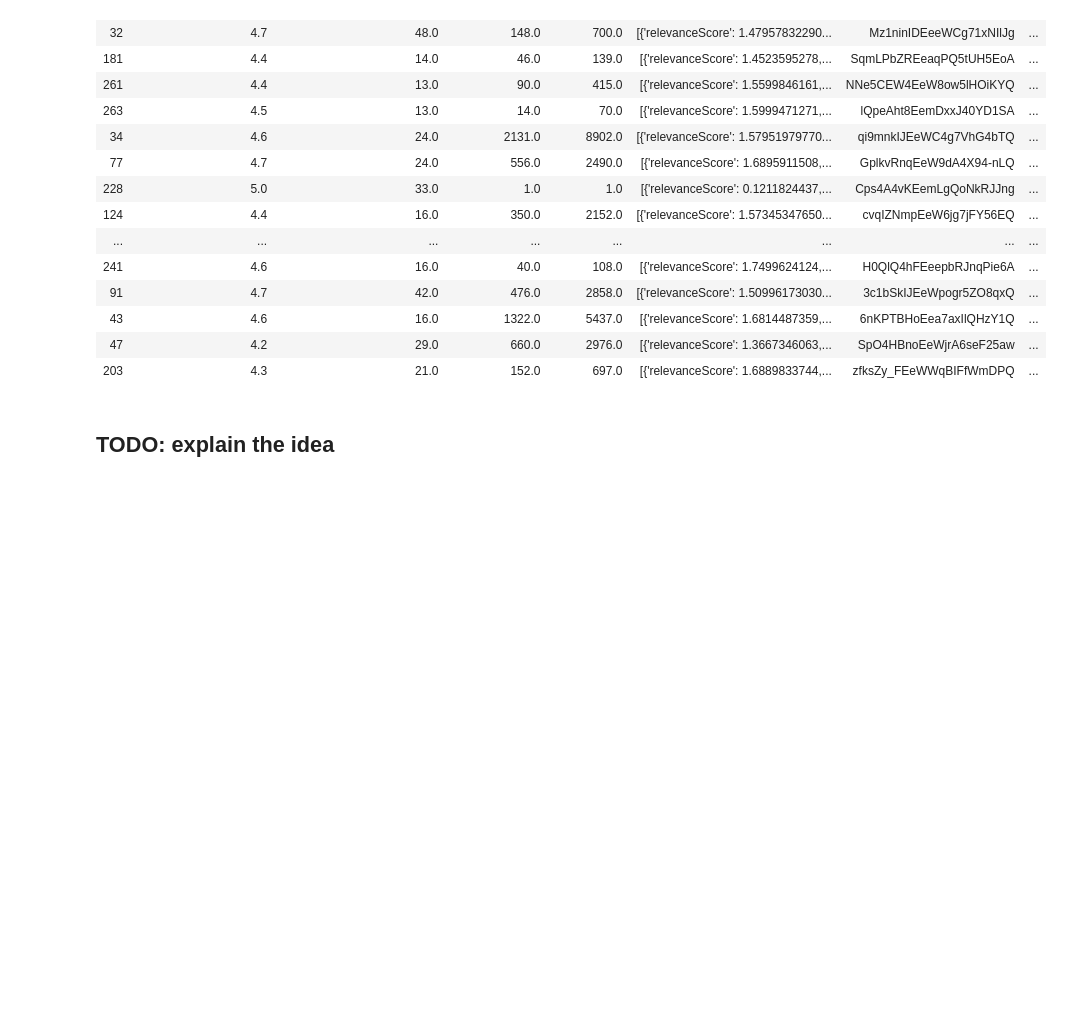
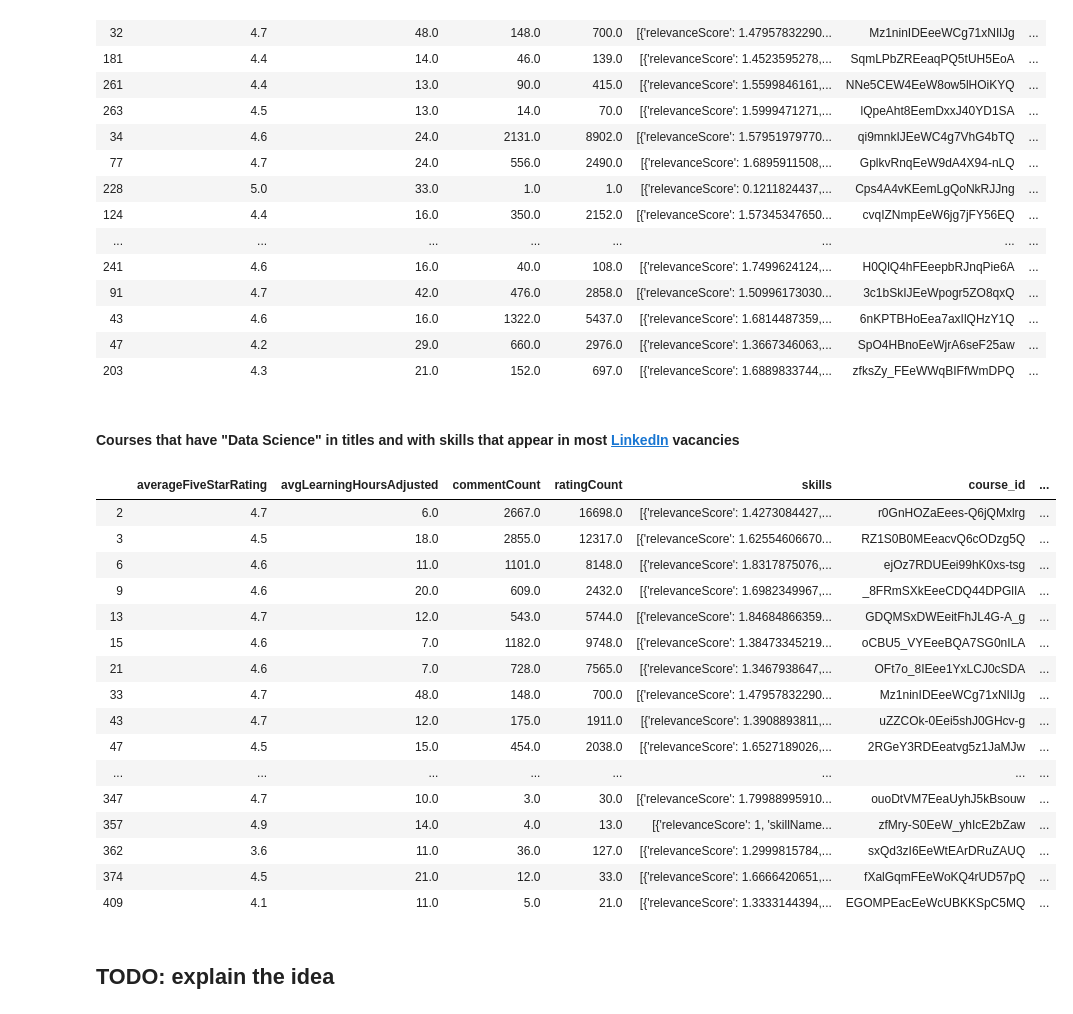
Before and after one commit to rpartsey/ucu_intro_to_ds, a Jupyter notebook: rpartsey_team_dsintro.ipynb, the cells around one changed output. Saved outputs shown, nothing was run; the diff lists cells and outputs as text; code cells hidden in the pictures; blank space fills up the shorter version.

```diff
--- a/rpartsey_team_dsintro.ipynb
+++ b/rpartsey_team_dsintro.ipynb
@@ -481,6 +481,28 @@ courses_with_scores_df.head(20)
 | 43 | 4.6 | 16.0 | 1322.0 | 5437.0 | [{'relevanceScore': 1.6814487359,... | 6nKPTBHoEea7axIlQHzY1Q | ... |
 | 47 | 4.2 | 29.0 | 660.0 | 2976.0 | [{'relevanceScore': 1.3667346063,... | SpO4HBnoEeWjrA6seF25aw | ... |
 | 203 | 4.3 | 21.0 | 152.0 | 697.0 | [{'relevanceScore': 1.6889833744,... | zfksZy_FEeWWqBIFfWmDPQ | ... |
+# %% [markdown]
+#### Courses that have "Data Science" in titles and with skills that appear in most [LinkedIn](https://www.linkedin.com) vacancies
+# %%
+courses_with_skills_df[courses_with_skills_df.course_name.map(lambda value: 'data science' in value.lower())]
+# %% [output]
+|  | averageFiveStarRating | avgLearningHoursAdjusted | commentCount | ratingCount | skills | course_id | ... |
+| 2 | 4.7 | 6.0 | 2667.0 | 16698.0 | [{'relevanceScore': 1.4273084427,... | r0GnHOZaEees-Q6jQMxlrg | ... |
+| 3 | 4.5 | 18.0 | 2855.0 | 12317.0 | [{'relevanceScore': 1.62554606670... | RZ1S0B0MEeacvQ6cODzg5Q | ... |
+| 6 | 4.6 | 11.0 | 1101.0 | 8148.0 | [{'relevanceScore': 1.8317875076,... | ejOz7RDUEei99hK0xs-tsg | ... |
+| 9 | 4.6 | 20.0 | 609.0 | 2432.0 | [{'relevanceScore': 1.6982349967,... | _8FRmSXkEeeCDQ44DPGlIA | ... |
+| 13 | 4.7 | 12.0 | 543.0 | 5744.0 | [{'relevanceScore': 1.84684866359... | GDQMSxDWEeitFhJL4G-A_g | ... |
+| 15 | 4.6 | 7.0 | 1182.0 | 9748.0 | [{'relevanceScore': 1.38473345219... | oCBU5_VYEeeBQA7SG0nILA | ... |
+| 21 | 4.6 | 7.0 | 728.0 | 7565.0 | [{'relevanceScore': 1.3467938647,... | OFt7o_8IEee1YxLCJ0cSDA | ... |
+| 33 | 4.7 | 48.0 | 148.0 | 700.0 | [{'relevanceScore': 1.47957832290... | Mz1ninIDEeeWCg71xNIlJg | ... |
+| 43 | 4.7 | 12.0 | 175.0 | 1911.0 | [{'relevanceScore': 1.3908893811,... | uZZCOk-0Eei5shJ0GHcv-g | ... |
+| 47 | 4.5 | 15.0 | 454.0 | 2038.0 | [{'relevanceScore': 1.6527189026,... | 2RGeY3RDEeatvg5z1JaMJw | ... |
+| ... | ... | ... | ... | ... | ... | ... | ... |
+| 347 | 4.7 | 10.0 | 3.0 | 30.0 | [{'relevanceScore': 1.79988995910... | ouoDtVM7EeaUyhJ5kBsouw | ... |
+| 357 | 4.9 | 14.0 | 4.0 | 13.0 | [{'relevanceScore': 1, 'skillName... | zfMry-S0EeW_yhIcE2bZaw | ... |
+| 362 | 3.6 | 11.0 | 36.0 | 127.0 | [{'relevanceScore': 1.2999815784,... | sxQd3zI6EeWtEArDRuZAUQ | ... |
+| 374 | 4.5 | 21.0 | 12.0 | 33.0 | [{'relevanceScore': 1.6666420651,... | fXalGqmFEeWoKQ4rUD57pQ | ... |
+| 409 | 4.1 | 11.0 | 5.0 | 21.0 | [{'relevanceScore': 1.3333144394,... | EGOMPEacEeWcUBKKSpC5MQ | ... |
 # %% [markdown]
 ## TODO: explain the idea
 # %%
```
Also changed, not shown: parts of 17 cells of this notebook.
